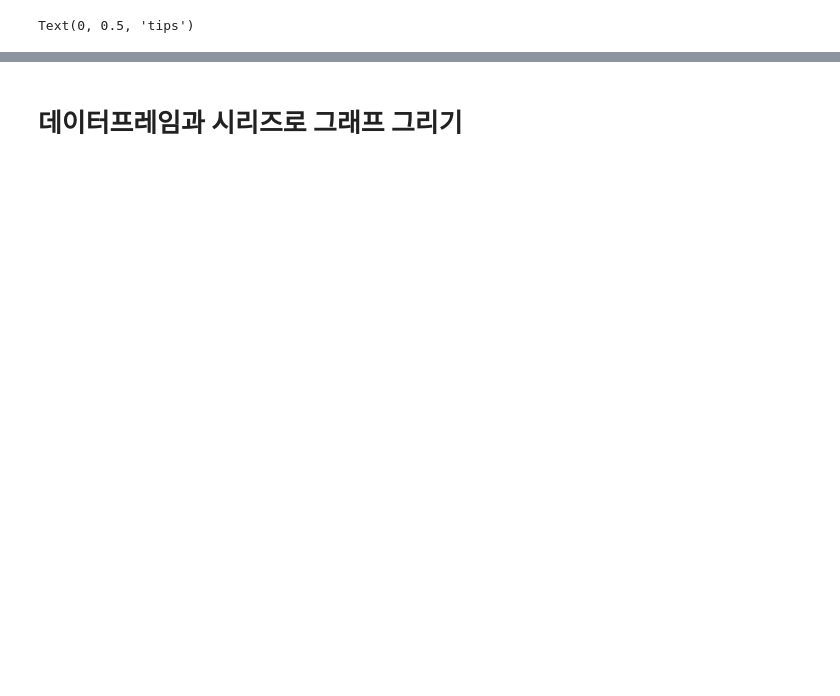
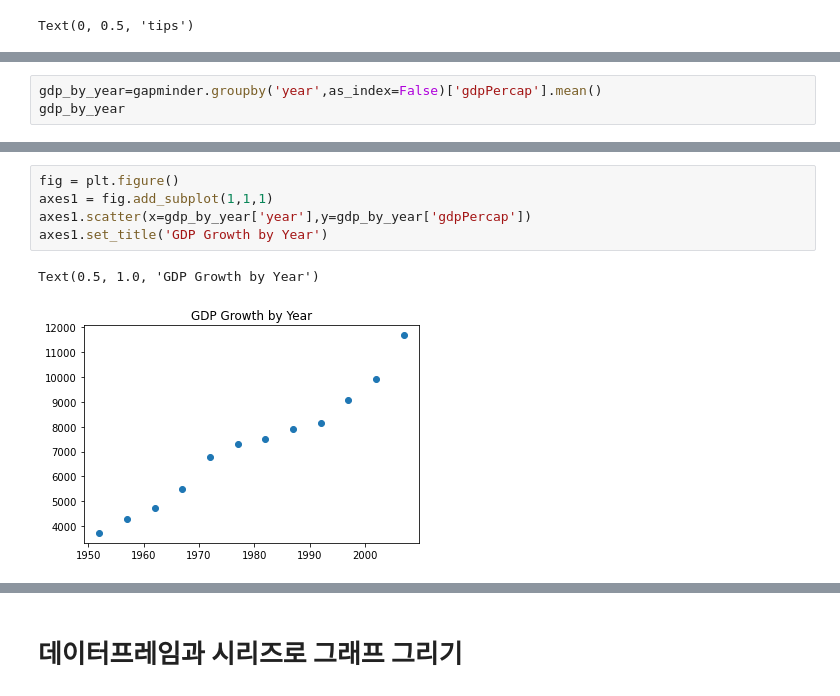
Before and after one commit to Suhhye-kang/Pandas, a Jupyter notebook: doit/notebook/04_practice_shkang.ipynb, the cells around one changed output, grey strips where cells are left out. Saved outputs shown, nothing was run; the diff lists cells and outputs as text; blank space fills up the shorter version.

```diff
--- a/doit/notebook/04_practice_shkang.ipynb
+++ b/doit/notebook/04_practice_shkang.ipynb
@@ -210,0 +220,3 @@ df
+# %%
+gdp_by_year=gapminder.groupby('year',as_index=False)['gdpPercap'].mean()
+gdp_by_year
@@ -210,0 +237,8 @@ df
+# %%
+fig = plt.figure()
+axes1 = fig.add_subplot(1,1,1)
+axes1.scatter(x=gdp_by_year['year'],y=gdp_by_year['gdpPercap'])
+axes1.set_title('GDP Growth by Year')
+# %% [output]
+Text(0.5, 1.0, 'GDP Growth by Year')
+[figure, added]
```
Also changed, not shown: parts of 32 cells of this notebook, 1 other file.
